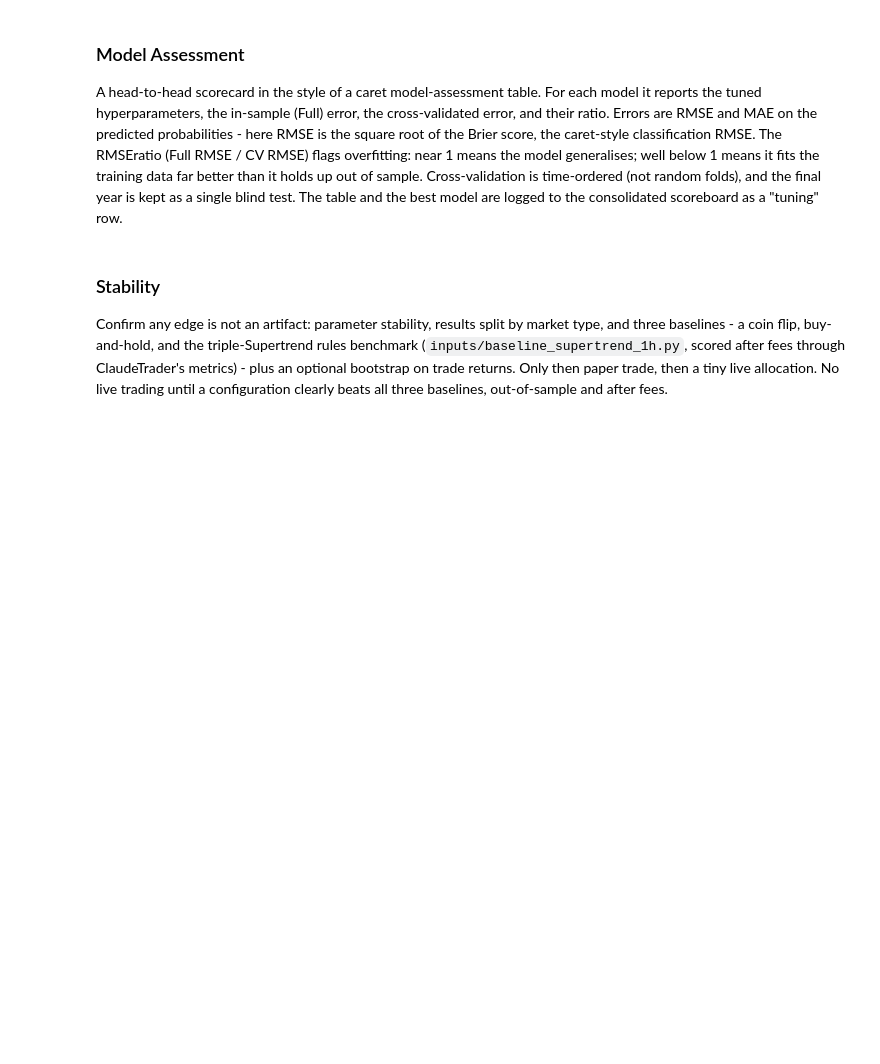
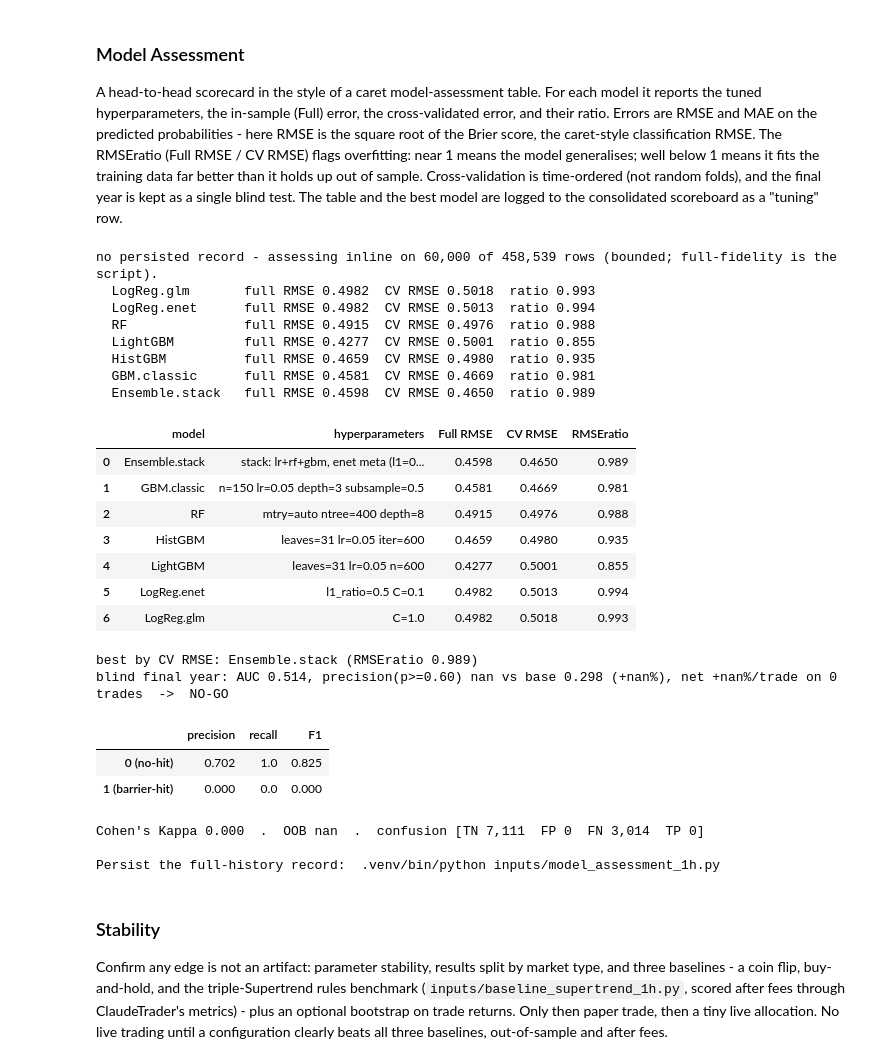
Before and after one commit to seamusrobertmurphy/swing-trader, a Jupyter notebook: 03-trader-execution/03-trader-execution.ipynb, the cells around one changed output. Cells and saved outputs as stored; diff of their text form; code cells hidden in the pictures; blank space fills up the shorter version.

```diff
--- a/03-trader-execution/03-trader-execution.ipynb
+++ b/03-trader-execution/03-trader-execution.ipynb
@@ -686,34 +1030,74 @@ Settle the two together, then unify the forked label/exit configs. The broad fea
 
 A head-to-head scorecard in the style of a caret model-assessment table. For each model it reports the tuned hyperparameters, the in-sample (Full) error, the cross-validated error, and their ratio. Errors are RMSE and MAE on the predicted probabilities - here RMSE is the square root of the Brier score, the caret-style classification RMSE. The RMSEratio (Full RMSE / CV RMSE) flags overfitting: near 1 means the model generalises; well below 1 means it fits the training data far better than it holds up out of sample. Cross-validation is time-ordered (not random folds), and the final year is kept as a single blind test. The table and the best model are logged to the consolidated scoreboard as a "tuning" row.
 # %%
-# Caret-style assessment (stage iv). Renders the latest PERSISTED record if one exists; otherwise
-# runs a quick inline assessment (logreg + lightgbm) and renders it directly, so the cell ALWAYS
-# shows a result. The full zoo + ensemble on all history is the script:
+# Model Assessment (stage iv), integrated INLINE so it renders in the notebook. Prefers the
+# full-fidelity PERSISTED record (the script fits the whole zoo on ALL history); if none exists,
+# it runs the assessment here on a bounded sample and renders the caret RMSE table plus the blind
+# classification diagnostics directly. Full-fidelity run:
 #   .venv/bin/python inputs/model_assessment_1h.py
 import glob
 import model_assessment_1h as ma
 from IPython.display import Markdown, display
 
 recs = sorted(glob.glob(str(OUTPUTS / "AA-evals" / "*" / "model-assessment-*.md")))
 if recs:
-    print(f"rendering persisted record: {recs[-1]}")
+    print(f"rendering full-fidelity persisted record: {recs[-1]}")
     display(Markdown(open(recs[-1]).read()))
 elif df is not None and feat:
-    print("no persisted record yet - running a quick inline assessment (logreg + lightgbm)...")
-    rows, tr_a, te_a, _cut_a = ma.assess(df, feat, only=["logreg", "lightgbm"])
+    ASSESS_CAP = 60_000                     # bounded for the notebook; the script runs all history
+    dfa = (df if len(df) <= ASSESS_CAP
+           else df.sample(ASSESS_CAP, random_state=0).sort_values("datetime"))
+    print(f"no persisted record - assessing inline on {len(dfa):,} of {len(df):,} rows "
+          f"(bounded; full-fidelity is the script).")
+    rows, tr_a, te_a, _cut_a = ma.assess(dfa, feat)            # full model zoo, caret RMSE table
     ranked = sorted(rows, key=lambda r: r["cv_rmse"])
-    tbl = pd.DataFrame([{"model": r["model"], "hyperparameters": r["hp"],
-                         "Full RMSE": round(r["full_rmse"], 4), "CV RMSE": round(r["cv_rmse"], 4),
-                         "RMSEratio": round(r["rmse_ratio"], 3)} for r in ranked])
-    show_table(tbl)
+    show_table(pd.DataFrame([{"model": r["model"], "hyperparameters": r["hp"],
+                              "Full RMSE": round(r["full_rmse"], 4), "CV RMSE": round(r["cv_rmse"], 4),
+                              "RMSEratio": round(r["rmse_ratio"], 3)} for r in ranked]))
     best = ranked[0]
     blind = ma.blind_metrics(best["est"], tr_a, te_a, feat, tm.COST_PCT / 100.0, tm.CONF_HI)
+    pct = (blind["prec"] / blind["base"] - 1) * 100 if blind["base"] else float("nan")
+    verdict = "GO" if (np.isfinite(blind["net"]) and blind["net"] > 0
+                       and blind["prec"] > blind["base"] and blind["auc"] > 0.55) else "NO-GO"
     print(f"\nbest by CV RMSE: {best['model']} (RMSEratio {best['rmse_ratio']:.3f})")
-    print(f"blind final-year: AUC {blind['auc']:.3f}, precision(p>=0.60) {blind['prec']:.3f} "
-          f"vs base {blind['base']:.3f}, net {blind['net']*100:+.3f}%/trade on {blind['trades']:,} trades")
-    print("\nPersist the full record (all models + ensemble):  .venv/bin/python inputs/model_assessment_1h.py")
+    print(f"blind final year: AUC {blind['auc']:.3f}, precision(p>=0.60) {blind['prec']:.3f} "
+          f"vs base {blind['base']:.3f} ({pct:+.1f}%), net {blind['net']*100:+.3f}%/trade "
+          f"on {blind['trades']:,} trades  ->  {verdict}")
+    show_table(pd.DataFrame({"precision": [round(x, 3) for x in blind["precision"]],
+                             "recall":    [round(x, 3) for x in blind["recall"]],
+                             "F1":        [round(x, 3) for x in blind["f1"]]},
+                            index=["0 (no-hit)", "1 (barrier-hit)"]))
+    cm = blind["confusion"]
+    print(f"Cohen's Kappa {blind['kappa']:.3f}  .  OOB {blind['oob']:.3f}  .  "
+          f"confusion [TN {cm[0][0]:,}  FP {cm[0][1]:,}  FN {cm[1][0]:,}  TP {cm[1][1]:,}]")
+    print("\nPersist the full-history record:  .venv/bin/python inputs/model_assessment_1h.py")
 else:
     print("build the 1h dataset first (see Import Data).")
+# %% [output]
+no persisted record - assessing inline on 60,000 of 458,539 rows (bounded; full-fidelity is the script).
+  LogReg.glm       full RMSE 0.4982  CV RMSE 0.5018  ratio 0.993
+  LogReg.enet      full RMSE 0.4982  CV RMSE 0.5013  ratio 0.994
+  RF               full RMSE 0.4915  CV RMSE 0.4976  ratio 0.988
+  LightGBM         full RMSE 0.4277  CV RMSE 0.5001  ratio 0.855
+  HistGBM          full RMSE 0.4659  CV RMSE 0.4980  ratio 0.935
+  GBM.classic      full RMSE 0.4581  CV RMSE 0.4669  ratio 0.981
+  Ensemble.stack   full RMSE 0.4598  CV RMSE 0.4650  ratio 0.989
+|  | model | hyperparameters | Full RMSE | CV RMSE | RMSEratio |
+| 0 | Ensemble.stack | stack: lr+rf+gbm, enet meta (l1=0... | 0.4598 | 0.4650 | 0.989 |
+| 1 | GBM.classic | n=150 lr=0.05 depth=3 subsample=0.5 | 0.4581 | 0.4669 | 0.981 |
+| 2 | RF | mtry=auto ntree=400 depth=8 | 0.4915 | 0.4976 | 0.988 |
+| 3 | HistGBM | leaves=31 lr=0.05 iter=600 | 0.4659 | 0.4980 | 0.935 |
+| 4 | LightGBM | leaves=31 lr=0.05 n=600 | 0.4277 | 0.5001 | 0.855 |
+| 5 | LogReg.enet | l1_ratio=0.5 C=0.1 | 0.4982 | 0.5013 | 0.994 |
+| 6 | LogReg.glm | C=1.0 | 0.4982 | 0.5018 | 0.993 |
+best by CV RMSE: Ensemble.stack (RMSEratio 0.989)
+blind final year: AUC 0.514, precision(p>=0.60) nan vs base 0.298 (+nan%), net +nan%/trade on 0 trades  ->  NO-GO
+|  | precision | recall | F1 |
+| 0 (no-hit) | 0.702 | 1.0 | 0.825 |
+| 1 (barrier-hit) | 0.000 | 0.0 | 0.000 |
+Cohen's Kappa 0.000  .  OOB nan  .  confusion [TN 7,111  FP 0  FN 3,014  TP 0]
+
+Persist the full-history record:  .venv/bin/python inputs/model_assessment_1h.py
 # %% [markdown]
 ### Stability
 
```
Also changed, not shown: parts of 17 cells of this notebook, 23 other files.
